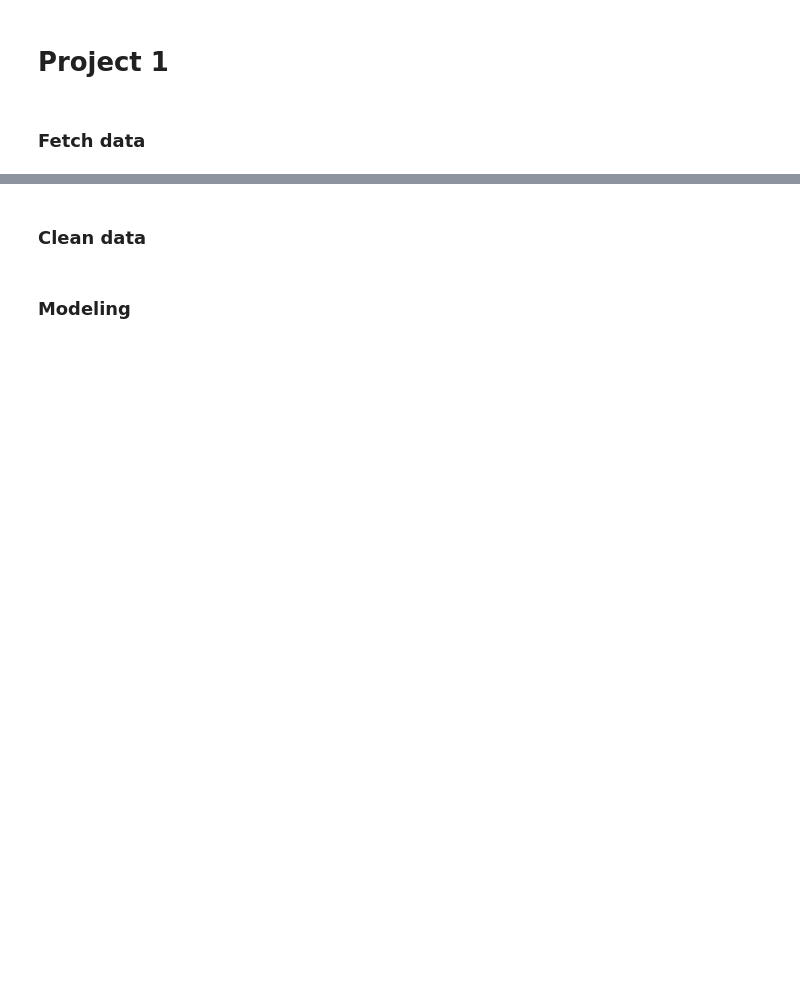
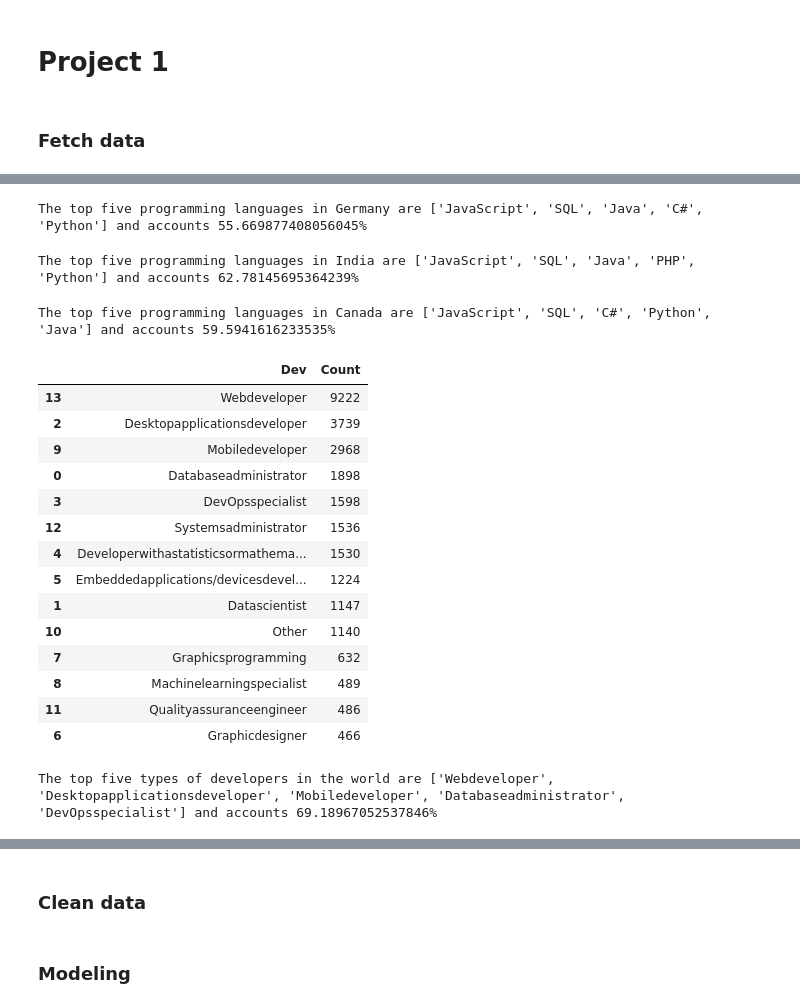
Before and after one commit to zhhaop09/Udacity_DS_Project1, a Jupyter notebook: model/Project1.ipynb, the cells around one changed output, grey strips where cells are left out. Drawn from its saved outputs; the diff is of its cells as text; code cells hidden in the pictures; blank space fills up the shorter version.

```diff
--- a/model/Project1.ipynb
+++ b/model/Project1.ipynb
@@ -10,0 +76,3 @@ ValueError: Multiple files found in compressed zip file ['README_2021.txt', 'so_
+# %%
+# drop nan
+happy_programmer_language_df = happy_programmer_language_df[happy_programmer_language_df['Language'] != "nan"]
@@ -10,0 +118,76 @@ ValueError: Multiple files found in compressed zip file ['README_2021.txt', 'so_
+# %%
+# language in Germany
+happy_programmer_language_gm = happy_programmer_language_df[happy_programmer_language_df['Country'] == 'Germany']
+happy_programmer_language_gm_count =happy_programmer_language_gm.groupby(['Language'])['Respondent'].count().to_frame('Count').reset_index()
+happy_programmer_language_gm_count.sort_values(by = 'Count', ascending=False, inplace =True )
+happy_programmer_language_gm_count
+# top 5 langues
+happy_programmer_language_gm_top5 = happy_programmer_language_gm_count.iloc[0:5,:].copy()
+# precentage caculations:
+top5_language_gm_precentage = happy_programmer_language_gm_top5['Count'].sum()/happy_programmer_language_gm_count['Count'].sum()*100
+print(f"The top five programming languages in Germany are {list(happy_programmer_language_gm_top5['Language'])} and accounts {top5_language_gm_precentage}% ")
+# %% [output]
+The top five programming languages in Germany are ['JavaScript', 'SQL', 'Java', 'C#', 'Python'] and accounts 55.669877408056045%
+# %%
+# language in India'
+happy_programmer_language_in = happy_programmer_language_df[happy_programmer_language_df['Country'] == 'India']
+happy_programmer_language_in_count =happy_programmer_language_in.groupby(['Language'])['Respondent'].count().to_frame('Count').reset_index()
+happy_programmer_language_in_count.sort_values(by = 'Count', ascending=False, inplace =True )
+happy_programmer_language_in_count
+# top 5 langues
+happy_programmer_language_in_top5 = happy_programmer_language_in_count.iloc[0:5,:].copy()
+# precentage caculations:
+top5_language_in_precentage = happy_programmer_language_in_top5['Count'].sum()/happy_programmer_language_in_count['Count'].sum()*100
+print(f"The top five programming languages in India are {list(happy_programmer_language_in_top5['Language'])} and accounts {top5_language_in_precentage}% ")
+# %% [output]
+The top five programming languages in India are ['JavaScript', 'SQL', 'Java', 'PHP', 'Python'] and accounts 62.78145695364239%
+# %%
+# language in Canada
+happy_programmer_language_ca = happy_programmer_language_df[happy_programmer_language_df['Country'] == 'Canada']
+happy_programmer_language_ca_count =happy_programmer_language_ca.groupby(['Language'])['Respondent'].count().to_frame('Count').reset_index()
+happy_programmer_language_ca_count.sort_values(by = 'Count', ascending=False, inplace =True )
+happy_programmer_language_ca_count
+# top 5 langues
+happy_programmer_language_ca_top5 = happy_programmer_language_ca_count.iloc[0:5,:].copy()
+# precentage caculations:
+top5_language_ca_precentage = happy_programmer_language_ca_top5['Count'].sum()/happy_programmer_language_ca_count['Count'].sum()*100
+print(f"The top five programming languages in Canada are {list(happy_programmer_language_ca_top5['Language'])} and accounts {top5_language_ca_precentage}% ")
+# %% [output]
+The top five programming languages in Canada are ['JavaScript', 'SQL', 'C#', 'Python', 'Java'] and accounts 59.5941616233535%
+# %%
+# 'DeveloperType' study
+# explode the Developer Type
+happy_programmer_language_df['Dev']  = happy_programmer_language_df['DeveloperType'].apply(lambda x: str(x).replace(" ", "").split(";")).copy()
+happy_programmer_language_df = happy_programmer_language_df.explode('Dev')
+# %%
+# drop nan
+happy_programmer_language_df = happy_programmer_language_df[happy_programmer_language_df['Dev']!='nan']
+# %%
+# count
+happy_programmer_language_dev_df = happy_programmer_language_df.groupby(['Dev','Respondent'])['DeveloperType'].count().to_frame('Count').reset_index()
+happy_programmer_language_dev_df = happy_programmer_language_dev_df.groupby('Dev')['Respondent'].count().to_frame('Count').reset_index()
+happy_programmer_language_dev_df.sort_values(by = 'Count',  ascending=False, inplace =True )
+# %% [output]
+|  | Dev | Count |
+| 13 | Webdeveloper | 9222 |
+| 2 | Desktopapplicationsdeveloper | 3739 |
+| 9 | Mobiledeveloper | 2968 |
+| 0 | Databaseadministrator | 1898 |
+| 3 | DevOpsspecialist | 1598 |
+| 12 | Systemsadministrator | 1536 |
+| 4 | Developerwithastatisticsormathema... | 1530 |
+| 5 | Embeddedapplications/devicesdevel... | 1224 |
+| 1 | Datascientist | 1147 |
+| 10 | Other | 1140 |
+| 7 | Graphicsprogramming | 632 |
+| 8 | Machinelearningspecialist | 489 |
+| 11 | Qualityassuranceengineer | 486 |
+| 6 | Graphicdesigner | 466 |
+# %%
+# top 5 types among the world
+happy_programmer_dev_top5 = happy_programmer_language_dev_df.iloc[0:5,:].copy()
+# precentage caculations:
+top5_dev_precentage = happy_programmer_dev_top5 ['Count'].sum()/happy_programmer_language_dev_df['Count'].sum()*100
+print(f"The top five types of developers in the world are {list(happy_programmer_dev_top5['Dev'])} and accounts {top5_dev_precentage}% ")
+# %% [output]
+The top five types of developers in the world are ['Webdeveloper', 'Desktopapplicationsdeveloper', 'Mobiledeveloper', 'Databaseadministrator', 'DevOpsspecialist'] and accounts 69.18967052537846%
```
Also changed, not shown: parts of 28 cells of this notebook, 2 other files.
